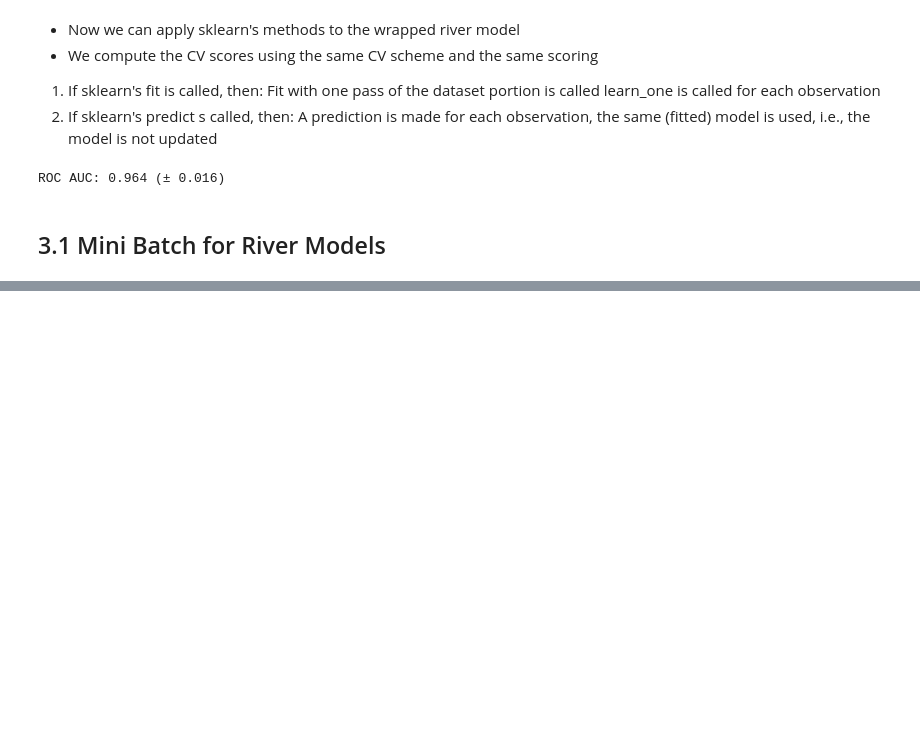
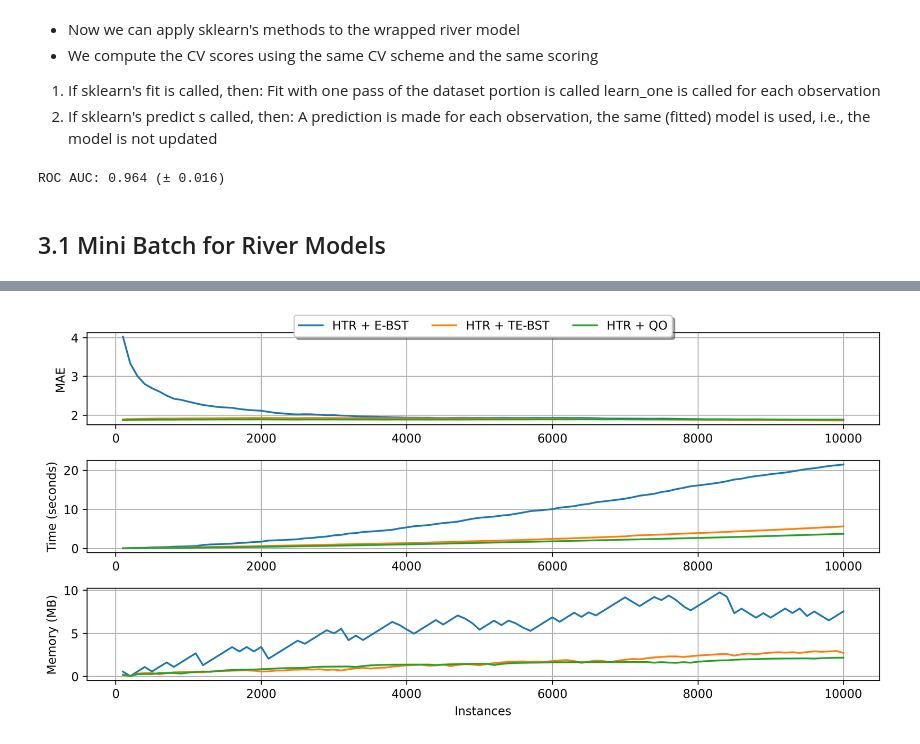
Before and after one commit to sequential-parameter-optimization/spotRiver, a Jupyter notebook: notebooks/03_spotriver_eval.ipynb, the cells around one changed output, grey strips where cells are left out. Drawn from its saved outputs; the diff is of its cells as text; code cells hidden in the pictures; blank space fills up the shorter version.

```diff
--- a/notebooks/03_spotriver_eval.ipynb
+++ b/notebooks/03_spotriver_eval.ipynb
@@ -116,0 +193,28 @@ for x in pd.read_csv("data/opm_2001-2020.csv", usecols=names, chunksize=int(9858
+# %%
+res_1 = eval_oml_iter_progressive(
+    dataset = synth.Friedman(seed=42).take(10_000),
+    metric = metrics.MAE(),
+    models =
+    {
+        "HTR + E-BST": (
+            preprocessing.StandardScaler() | tree.HoeffdingTreeRegressor(
+                splitter=tree.splitter.EBSTSplitter()
+            )
+        ),
+        "HTR + TE-BST": (
+            preprocessing.StandardScaler() | tree.HoeffdingTreeRegressor(
+                splitter=tree.splitter.TEBSTSplitter()
+            )
+        ),
+        "HTR + QO": (
+            preprocessing.StandardScaler() | tree.HoeffdingTreeRegressor(
+                splitter=tree.splitter.QOSplitter()
+            )
+        ),
+
+    }
+)
+# %%
+plot_oml_iter_progressive(res_1)
+# %% [output]
+[figure, added]
```
Also changed, not shown: parts of 7 cells of this notebook, 4 other files.
